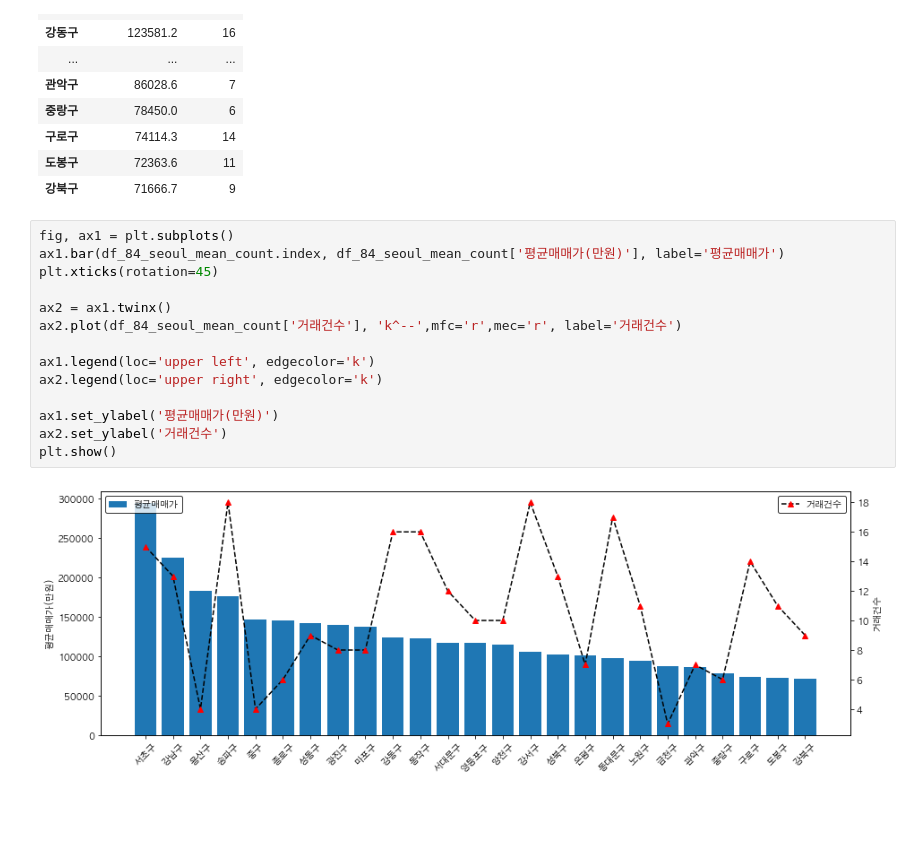
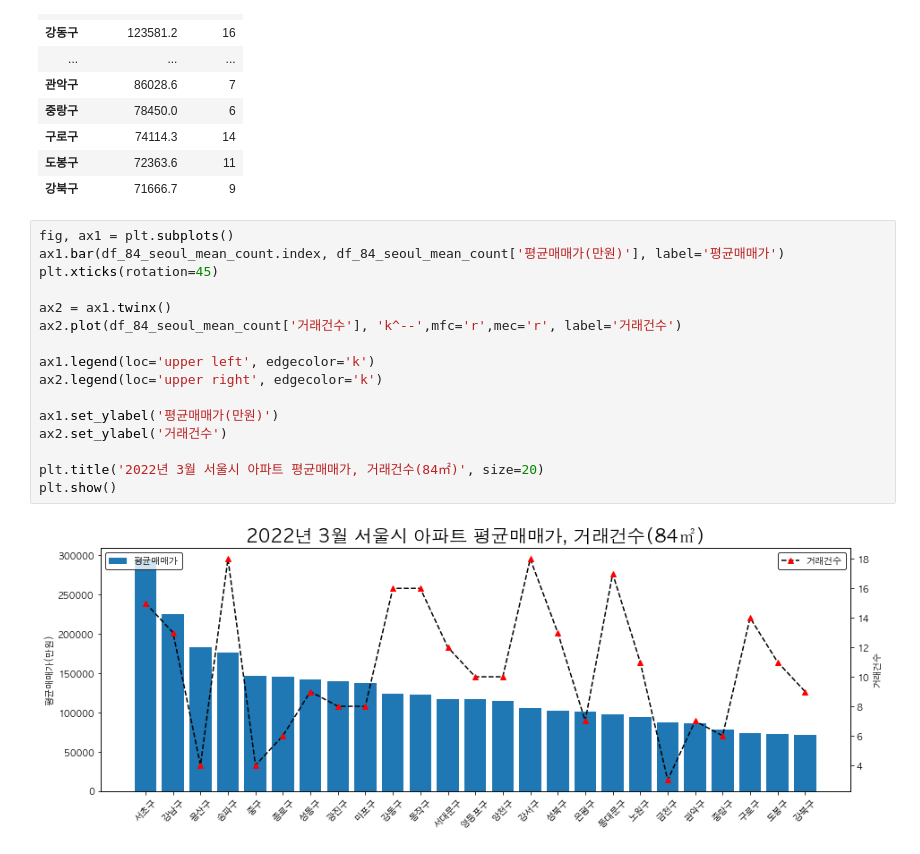
Before and after one commit to limetree-indigo/python-visualization, a Jupyter notebook: 13 아파트 실거래가 시각화/13 아파트 실거래가 데이터 수집.ipynb, the cells around one changed output. Drawn from its saved outputs; the diff is of its cells as text; blank space fills up the shorter version.

Commit message:
13-5 서울시 아파트 평균매매가, 거래건수 시각화

```diff
--- a/13 아파트 실거래가 시각화/13 아파트 실거래가 데이터 수집.ipynb
+++ b/13 아파트 실거래가 시각화/13 아파트 실거래가 데이터 수집.ipynb
@@ -458,16 +458,18 @@ df_84_seoul_mean_count
 # %%
 fig, ax1 = plt.subplots()
 ax1.bar(df_84_seoul_mean_count.index, df_84_seoul_mean_count['평균매매가(만원)'], label='평균매매가')
 plt.xticks(rotation=45)
 
 ax2 = ax1.twinx()
 ax2.plot(df_84_seoul_mean_count['거래건수'], 'k^--',mfc='r',mec='r', label='거래건수')
 
 ax1.legend(loc='upper left', edgecolor='k')
 ax2.legend(loc='upper right', edgecolor='k')
 
 ax1.set_ylabel('평균매매가(만원)')
 ax2.set_ylabel('거래건수')
+
+plt.title('2022년 3월 서울시 아파트 평균매매가, 거래건수(84㎡)', size=20)
 plt.show()
 # %% [output]
-[figure, old version]
+[figure, new version]
```
